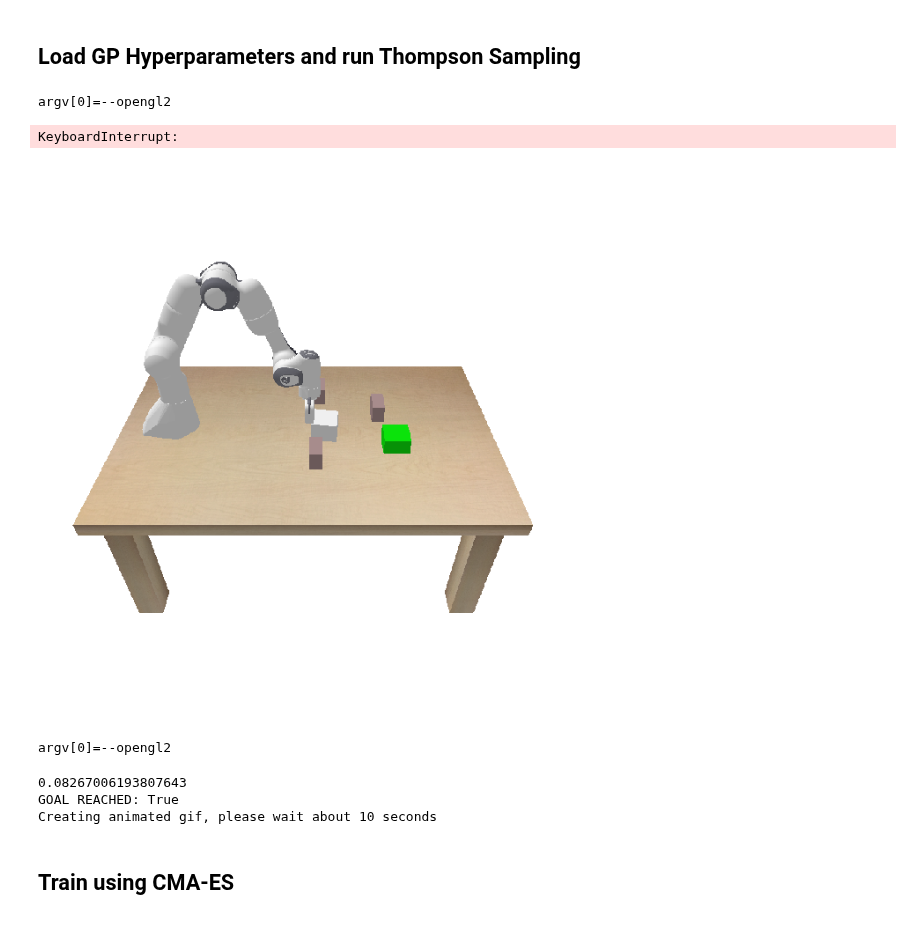
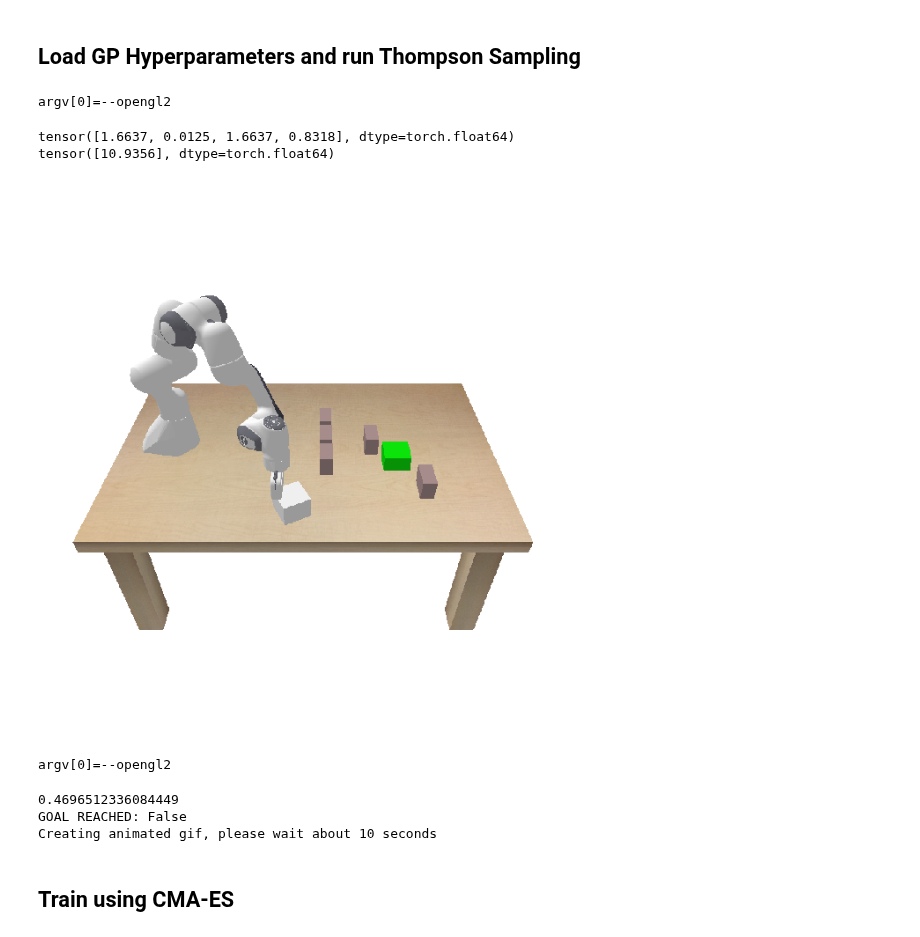
Before and after one commit to malkstik/MPPI-GP-Tuning, a Jupyter notebook: main.ipynb, the cells around one changed output. Drawn from its saved outputs; the diff is of its cells as text; code cells hidden in the pictures.

Commit message:
Working on data collection again for all obstacle courses

```diff
--- a/main.ipynb
+++ b/main.ipynb
@@ -60,6 +60,7 @@ from IPython.display import Image
 from tqdm.notebook import tqdm
 from learning_state_dynamics import collect_data_random
 from learning_state_dynamics import process_data_single_step, SingleStepDynamicsDataset
+OBS_INIT = 1
 # %% [output]
 All required files are found :)
 # %% [markdown]
@@ -83,7 +84,7 @@ visualizer = NotebookVisualizer(fig=fig, hfig=hfig)
 
 # Initialize the simulation environment
 env = PandaPushingEnv(visualizer=visualizer, render_non_push_motions=False,  include_obstacle=True,
-                    camera_heigh=800, camera_width=800, render_every_n_steps=5, obsInit = 1)
+                    camera_heigh=800, camera_width=800, render_every_n_steps=5, obsInit = OBS_INIT)
 
 env.reset()
 
@@ -233,7 +234,8 @@ fig = plt.figure(figsize=(8,8))
 hfig = display(fig, display_id=True)
 visualizer = NotebookAndGIFVisualizer(fig=fig, hfig=hfig)
 # set up controller and environment
-env = PandaPushingEnv(visualizer=visualizer, render_non_push_motions=False,  include_obstacle=True, camera_heigh=800, camera_width=800, render_every_n_steps=5)
+env = PandaPushingEnv(visualizer=visualizer, render_non_push_motions=False,  include_obstacle=True, camera_heigh=800,
+                      camera_width=800, render_every_n_steps=5, obsInit=OBS_INIT)
 state_0 = env.reset()
 state = state_0
 
@@ -354,7 +366,7 @@ constraints = torch.tensor([[0, 2],
                             [0, 1]])
 
 TS = ThompsonSamplingGP(GP_state_dict, likelihood, constraints, pushing_multistep_residual_dynamics_model,
-                        train_x, train_y, prior = None, obsInit = 1)
+                        train_x, train_y, prior = None, obsInit = OBS_INIT)
 optimum_hp, optimum_cost = TS.getOptimalParameters()
 
 TS_HP = TS.X
@@ -369,7 +381,8 @@ print(optimum_hp)
 print(optimum_cost)
 # %% [output]
 argv[0]=--opengl2
-KeyboardInterrupt:
+tensor([1.6637, 0.0125, 1.6637, 0.8318], dtype=torch.float64)
+tensor([10.9356], dtype=torch.float64)
 # %%
 from panda_pushing_env import BOX_SIZE, TARGET_POSE_OBSTACLES
 
@@ -385,7 +398,7 @@ visualizer = NotebookAndGIFVisualizer(fig=fig, hfig=hfig)
 # set up controller and environment
 env = PandaPushingEnv(visualizer=visualizer, render_non_push_motions=False,
                       include_obstacle=True, camera_heigh=800, camera_width=800,
-                        render_every_n_steps=5, obsInit= 1)
+                        render_every_n_steps=5, obsInit= OBS_INIT)
 state_0 = env.reset()
 state = state_0
 
@@ -393,39 +406,40 @@ controller = PushingController(env, pushing_multistep_residual_dynamics_model,
                                obstacle_avoidance_pushing_cost_function, num_samples=1000,
                                horizon=20)
 
 controller.mppi.noise_sigma = optimum_hp[0]
 controller.lambda_ = optimum_hp[1]
-controller.linear_weight = optimum_hp[2]
-controller.theta_weight = optimum_hp[3]
+controller.x_weight = optimum_hp[2]
+controller.y_weight = optimum_hp[3]
+controller.theta_weight = optimum_hp[4]
 
 num_steps_max = 20
 
 for i in tqdm(range(num_steps_max)):
     action = controller.control(state)
     state, reward, done, _ = env.step(action)
     if done:
         break
 
 
 # Evaluate if goal is reached
 end_state = env.get_state()
 target_state = TARGET_POSE_OBSTACLES
 goal_distance = np.linalg.norm(end_state[:2]-target_state[:2]) # evaluate only position, not orientation
 goal_reached = goal_distance < BOX_SIZE
 print(goal_distance)
 print(f'GOAL REACHED: {goal_reached}')
 
 
 Image(filename=visualizer.get_gif())
 
 
 # Evaluate state
 plt.close(fig)
 # %% [output]
-[figure, old version]
+[figure, new version]
 argv[0]=--opengl2
-0.08267006193807643
-GOAL REACHED: True
+0.4696512336084449
+GOAL REACHED: False
 Creating animated gif, please wait about 10 seconds
 # %% [markdown]
 ## Train using CMA-ES
```
Also changed, not shown: parts of 6 cells of this notebook, 9 other files.
